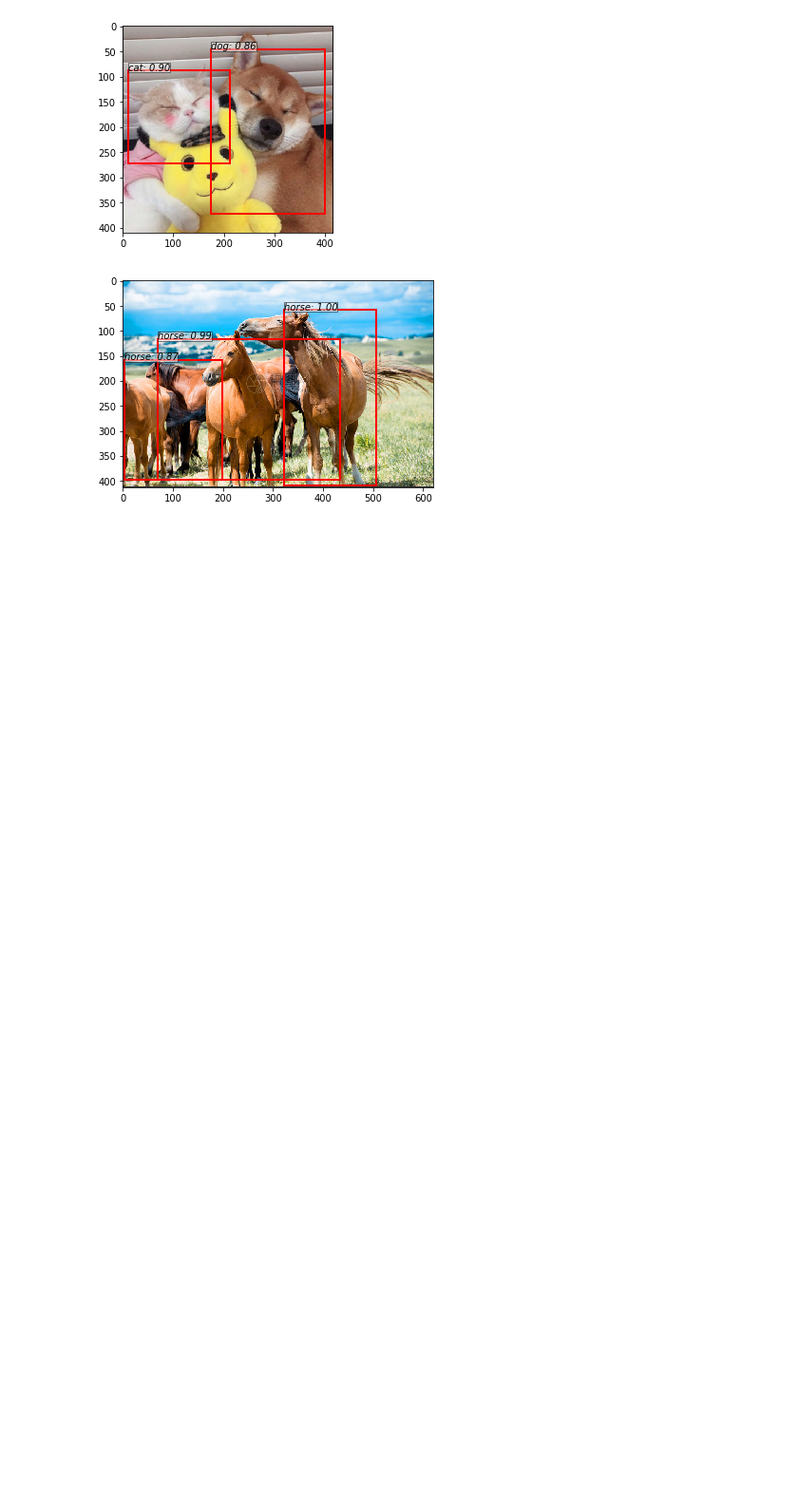
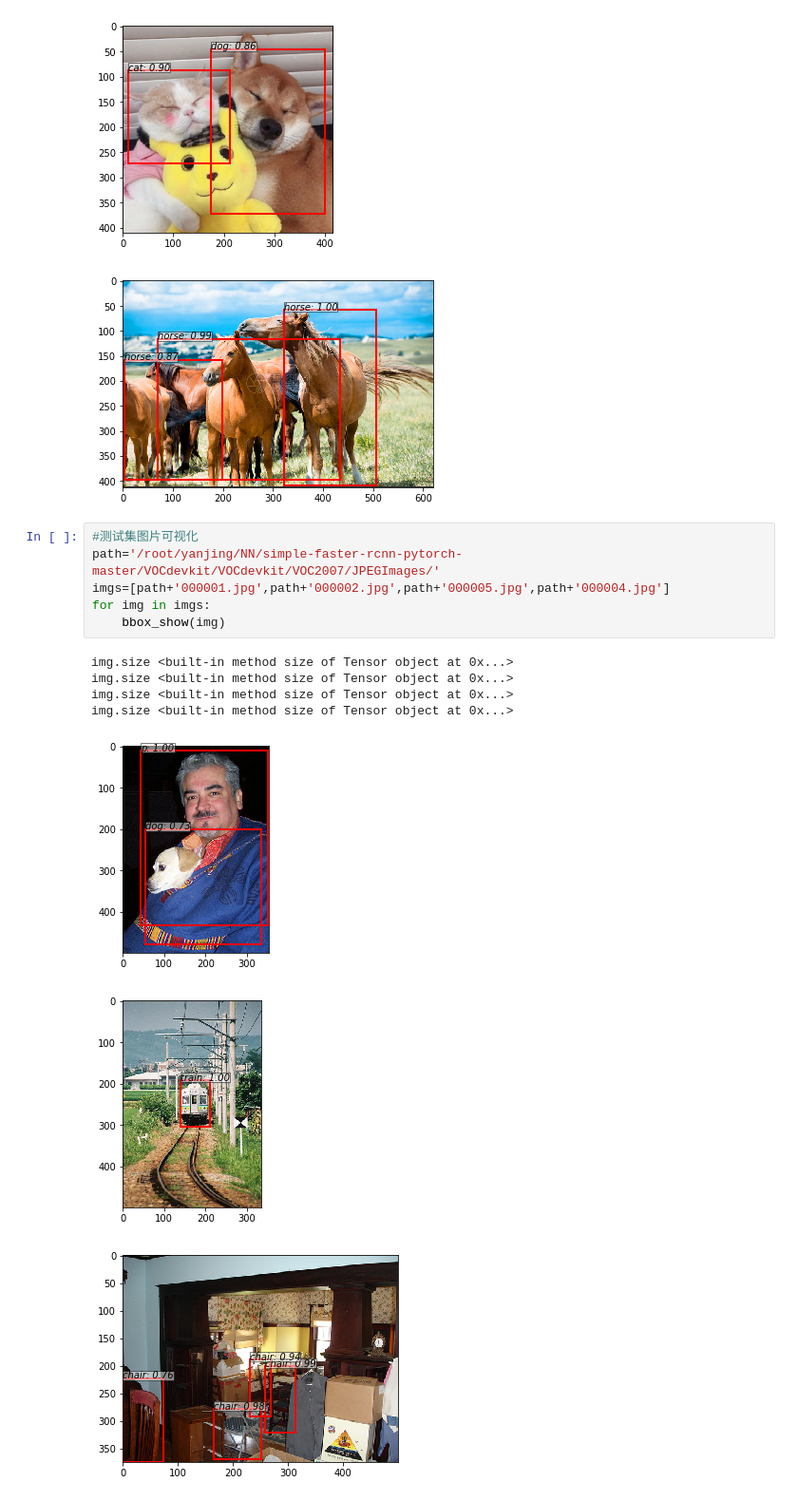
Before and after one commit to Syusuke-JJ/DL-mid, a Jupyter notebook: experiment2/faster_rcnn/test_demo.ipynb, the cells around one changed output. Shown at 95% size. Saved outputs shown, nothing was run; the diff lists cells and outputs as text; blank space fills up the shorter version.

```diff
--- a/experiment2/faster_rcnn/test_demo.ipynb
+++ b/experiment2/faster_rcnn/test_demo.ipynb
@@ -40,3 +40,17 @@ img.size <built-in method size of Tensor object at 0x...>
 [figure]
 [figure]
 [figure]
+# %%
+#测试集图片可视化
+path='/root/yanjing/NN/simple-faster-rcnn-pytorch-master/VOCdevkit/VOCdevkit/VOC2007/JPEGImages/'
+imgs=[path+'000001.jpg',path+'000002.jpg',path+'000005.jpg',path+'000004.jpg']
+for img in imgs:
+    bbox_show(img)
+# %% [output]
+img.size <built-in method size of Tensor object at 0x...>
+img.size <built-in method size of Tensor object at 0x...>
+img.size <built-in method size of Tensor object at 0x...>
+img.size <built-in method size of Tensor object at 0x...>
+[figure, added]
+[figure, added]
+[figure, added]
```
Also changed, not shown: parts of 1 cell of this notebook.
